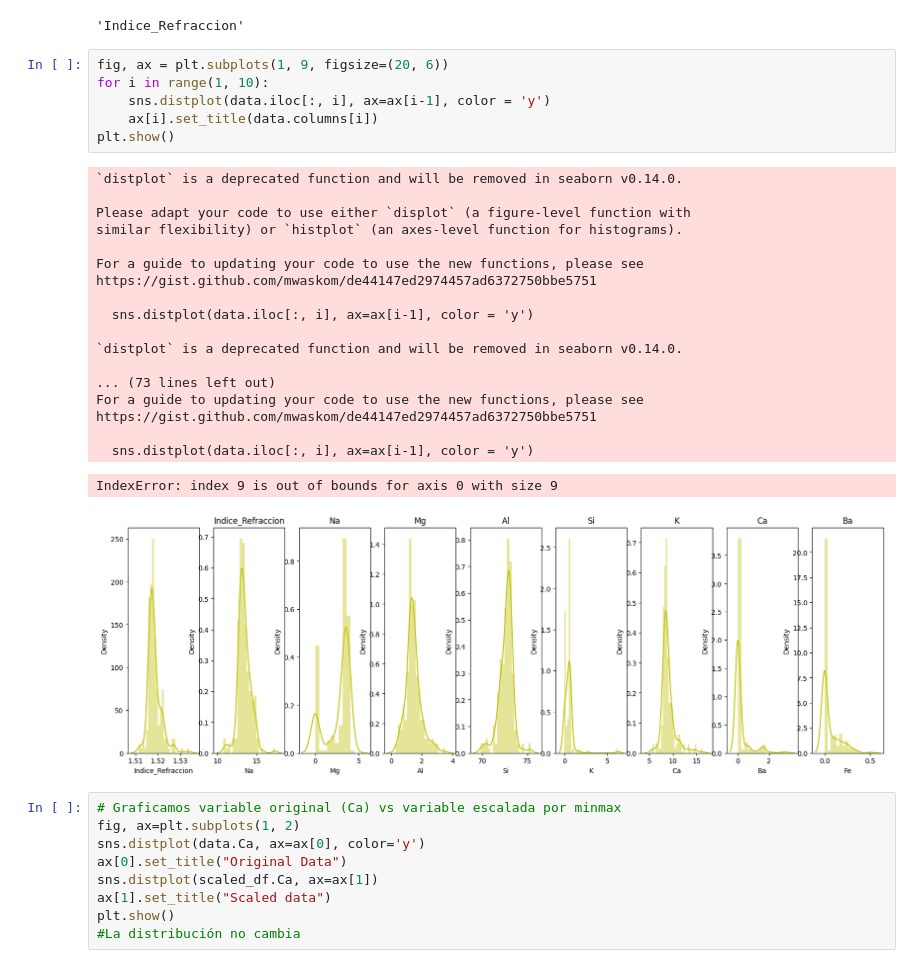
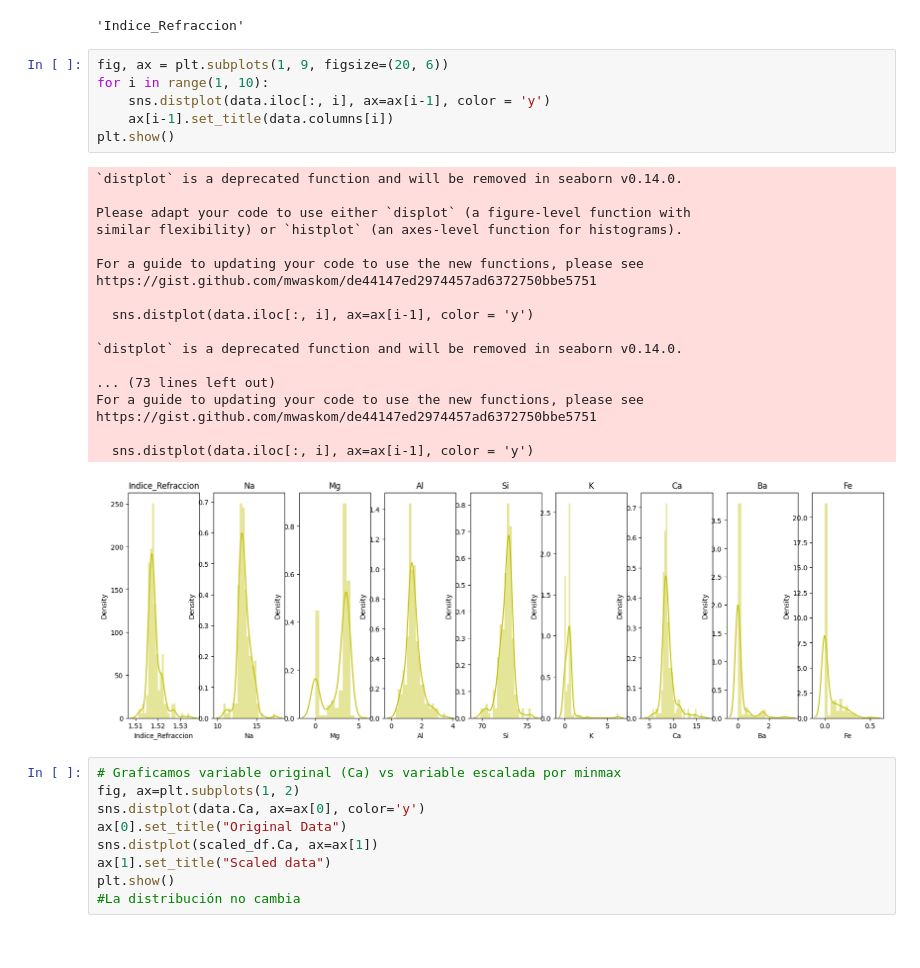
Before and after one commit to EstebanGomezVal/Modelado_datos_Valerio, a Jupyter notebook: Procesamiento/ExploracionDatos.ipynb, the cells around one changed output. Cells and saved outputs as stored; diff of their text form.

```diff
--- a/Procesamiento/ExploracionDatos.ipynb
+++ b/Procesamiento/ExploracionDatos.ipynb
@@ -324,29 +324,28 @@ data.columns[1]
 # %%
 fig, ax = plt.subplots(1, 9, figsize=(20, 6))
 for i in range(1, 10):
     sns.distplot(data.iloc[:, i], ax=ax[i-1], color = 'y')
-    ax[i].set_title(data.columns[i])
+    ax[i-1].set_title(data.columns[i])
 plt.show()
 # %% [output]
 `distplot` is a deprecated function and will be removed in seaborn v0.14.0.
 
 Please adapt your code to use either `displot` (a figure-level function with
 similar flexibility) or `histplot` (an axes-level function for histograms).
 
 For a guide to updating your code to use the new functions, please see
 https://gist.github.com/mwaskom/de44147ed2974457ad6372750bbe5751
 
   sns.distplot(data.iloc[:, i], ax=ax[i-1], color = 'y')
 
 `distplot` is a deprecated function and will be removed in seaborn v0.14.0.
 
 ... (73 lines left out)
 For a guide to updating your code to use the new functions, please see
 https://gist.github.com/mwaskom/de44147ed2974457ad6372750bbe5751
 
   sns.distplot(data.iloc[:, i], ax=ax[i-1], color = 'y')
-IndexError: index 9 is out of bounds for axis 0 with size 9
-[figure, old version]
+[figure, new version]
 # %%
 # Graficamos variable original (Ca) vs variable escalada por minmax
 fig, ax=plt.subplots(1, 2)
```
Also changed, not shown: parts of 8 cells of this notebook, 1 other file.
